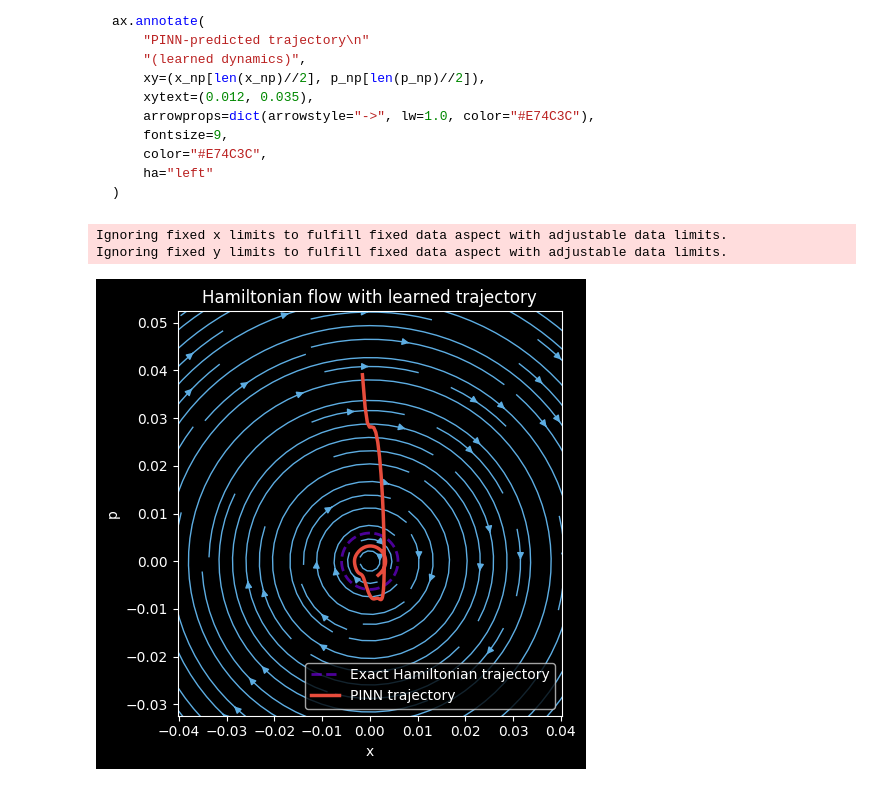
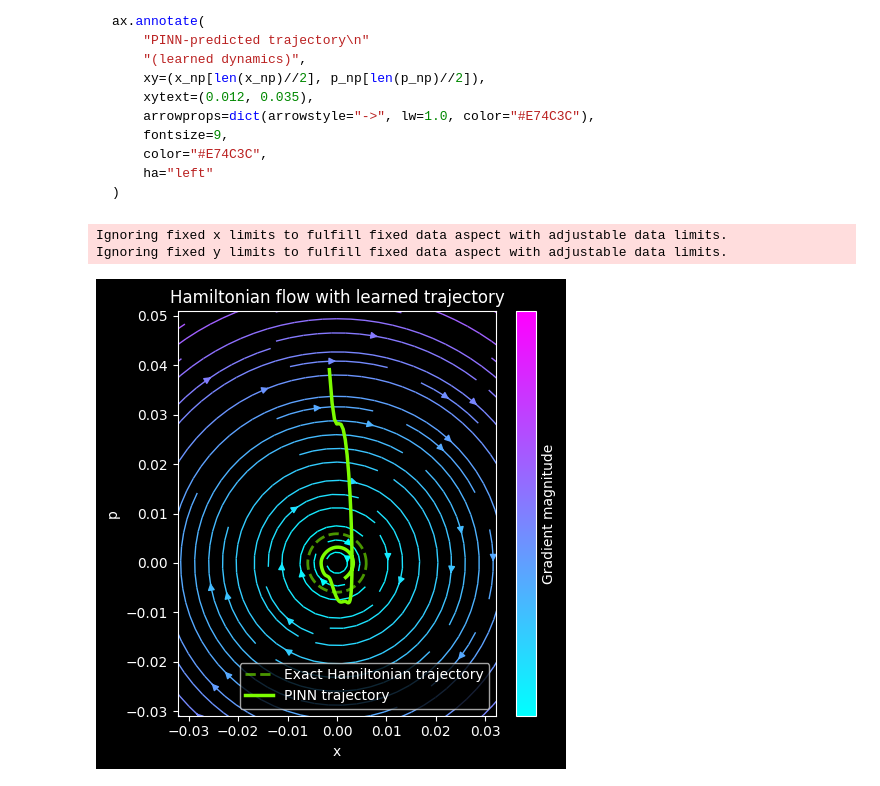
Before and after one commit to Scriber-Labs/lf-pinn-harmonic-oscillator, a Jupyter notebook: notebooks/demo.ipynb, the cells around one changed output. Saved outputs shown, nothing was run; the diff lists cells and outputs as text; code cells hidden in the pictures.

Commit message:
Updated coloring on streamplot.

```diff
--- a/notebooks/demo.ipynb
+++ b/notebooks/demo.ipynb
@@ -216,13 +219,16 @@ speed = np.sqrt(U**2 + V**2)
 plt.figure(figsize=(5, 5))
 
 # --- Hamiltonian flow (background) ---
-plt.streamplot(
+strm = plt.streamplot(
     X, P, U, V,
-    color="#5DADE2",
+    color=speed,
+    cmap="cool",
     density=1.4,
     arrowsize=1,
     linewidth=1.0,
 )
+cbar = plt.colorbar(strm.lines, label="Gradient magnitude")
+cbar.set_ticks([])
 
 # --- Extract Hamiltonian trajectory (reference) ---
 H0 = np.mean(0.5 * p_np**2 + 0.5 * omega**2 * x_np**2)
@@ -233,35 +239,36 @@ plt.plot(
     r*np.cos(theta)/omega,
     r*np.sin(theta),
     ls="--",
-    color="#8000FF",
+    color="#7CFC00",
     lw=2,
     alpha=0.6,
     label="Exact Hamiltonian trajectory"
 )
 
 # --- PINN trajectory (what we care about) ---
 plt.plot(
     x_np,
     p_np,
-    color="#E74C3C",
+    color="#7CFC00",
     lw=2.5,
     label="PINN trajectory"
 )
 
 # --- Labels & layout
 plt.xlabel("x")
 plt.ylabel("p")
+
 plt.title("Hamiltonian flow with learned trajectory")
 
 plt.legend(frameon=True)
 plt.axis("equal")
 plt.xlim(-0.03, 0.03)
 plt.ylim(-0.03, 0.05)
 
 plt.tight_layout()
 plt.savefig("../artifacts/phase_space.png", dpi=200)
 plt.show()
 # %% [output]
 Ignoring fixed x limits to fulfill fixed data aspect with adjustable data limits.
 Ignoring fixed y limits to fulfill fixed data aspect with adjustable data limits.
-[figure, old version]
+[figure, new version]
```
Also changed, not shown: parts of 1 cell of this notebook, 1 other file.
